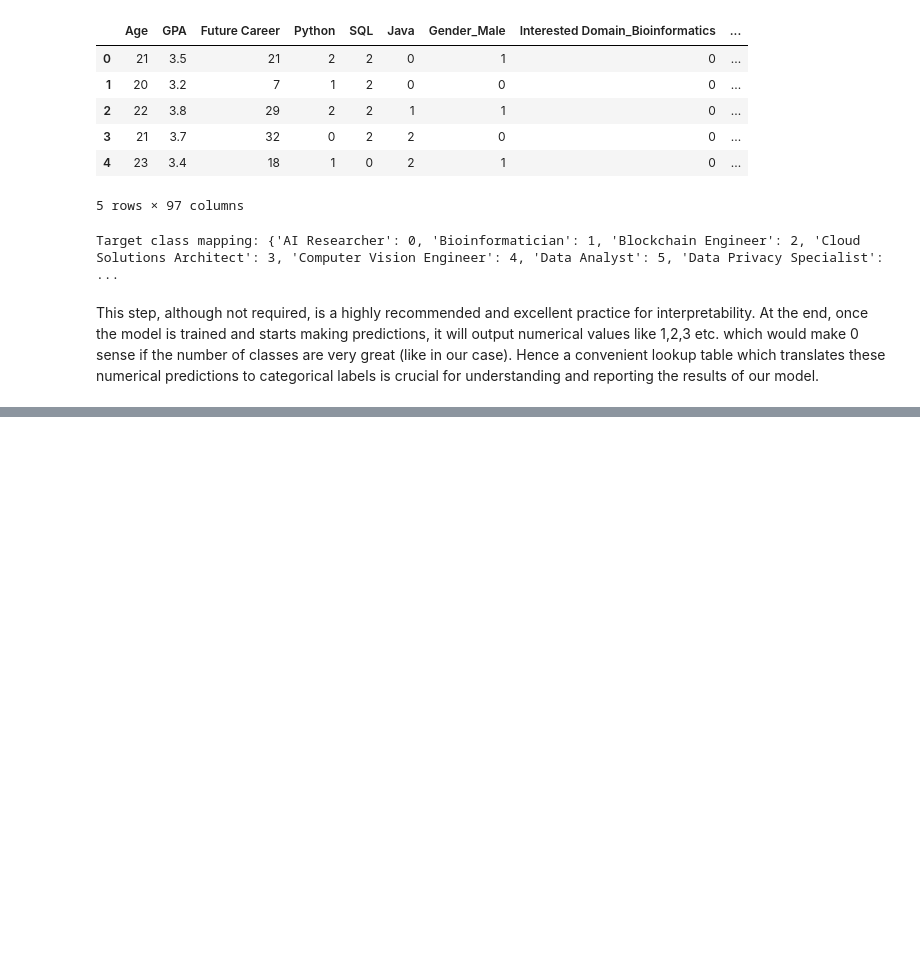
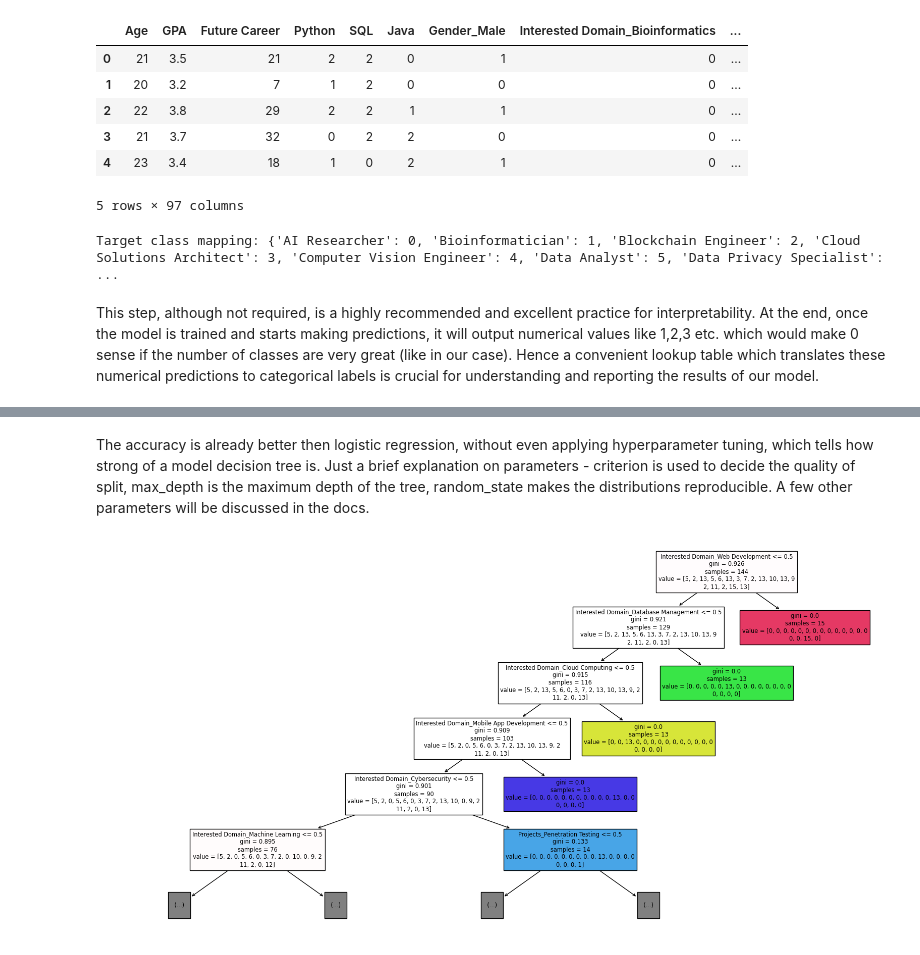
Before and after one commit to pegasus991/career-counsellor-ml, a Jupyter notebook: notebooks/career_counsellor_phase1.ipynb, the cells around one changed output, grey strips where cells are left out. Drawn from its saved outputs; the diff is of its cells as text; code cells hidden in the pictures; blank space fills up the shorter version.

Commit message:
Implemented Decision Tree

```diff
--- a/notebooks/career_counsellor_phase1.ipynb
+++ b/notebooks/career_counsellor_phase1.ipynb
@@ -636,0 +643,14 @@ Looks good, just a brief explanation of paramters, rest would be in the doc. mul
+# %%
+#Implementing Decision Tree Classifier
+dec_tree = DecisionTreeClassifier(criterion='gini', max_depth=None, random_state=42)
+
+#Fitting the model
+dec_tree.fit(X_train, y_train)
+
+#Predictions
+y_pred_dec_tree = dec_tree.predict(X_test)
+
+#Printing Evaluation Metric
+print("Accuracy : ", accuracy_score(y_test, y_pred_dec_tree))
+print("Classification Report : ", classification_report(y_test, y_pred_dec_tree))
+print("Confusion Matrix : ", confusion_matrix(y_test, y_pred_dec_tree))
@@ -636,0 +675,9 @@ Looks good, just a brief explanation of paramters, rest would be in the doc. mul
+# %% [markdown]
+The accuracy is already better then logistic regression, without even applying hyperparameter tuning, which tells how strong of a model decision tree is. Just a brief explanation on parameters - criterion is used to decide the quality of split, max_depth is the maximum depth of the tree, random_state makes the distributions reproducible. A few other parameters will be discussed in the docs.
+# %%
+#Visualization of tree
+plt.figure(figsize=(20,10))
+plot_tree(dec_tree, max_depth=5, feature_names=X.columns.to_list(), filled=True)
+plt.show()
+# %% [output]
+[figure, added]
```
Also changed, not shown: parts of 45 cells of this notebook.
